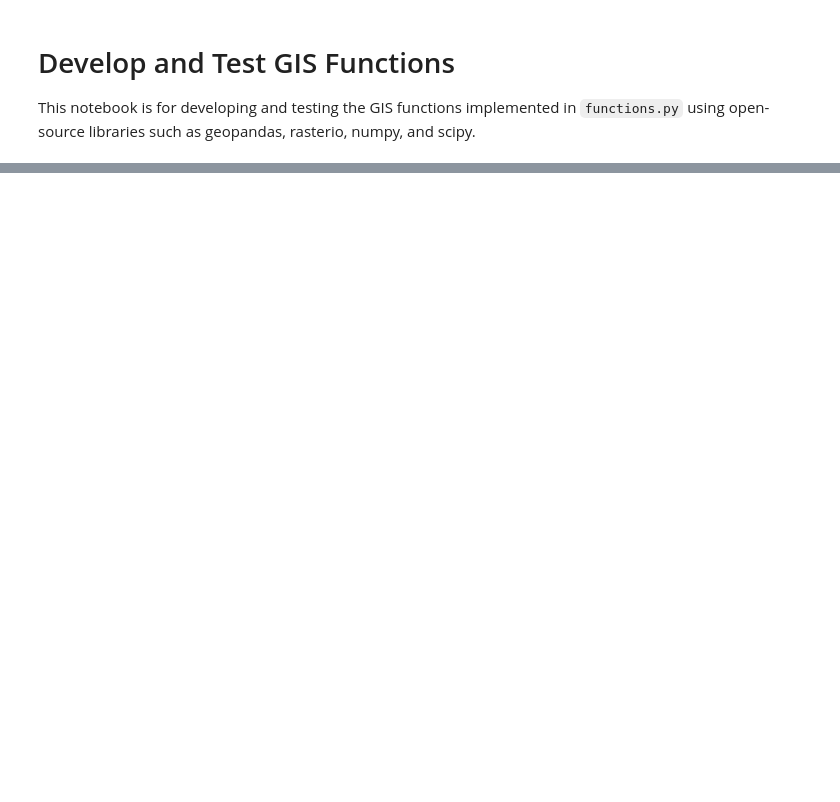
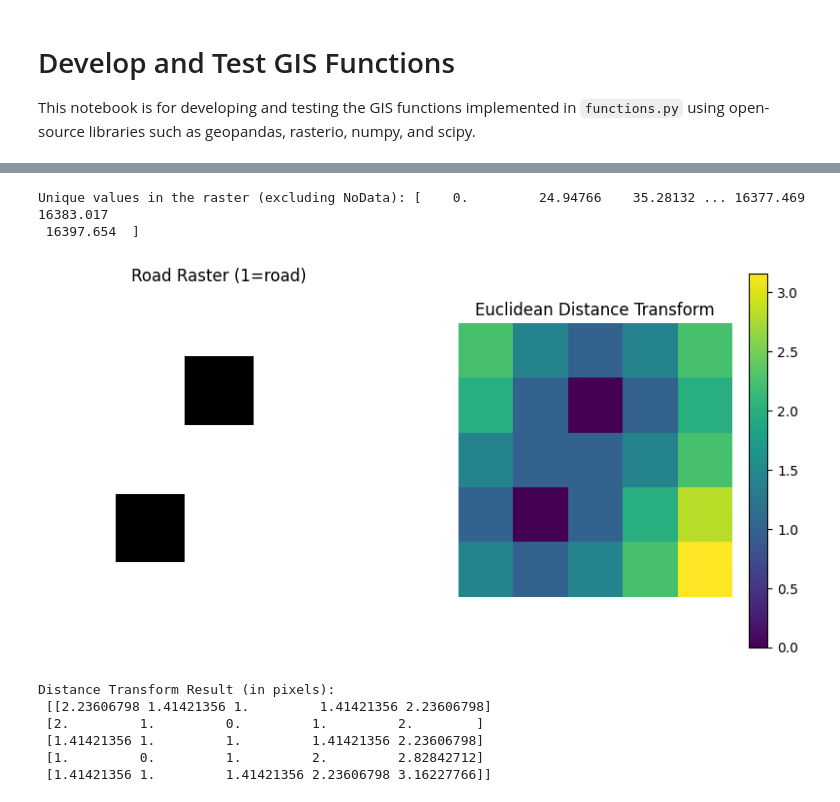
Before and after one commit to landyking/site-analyzer, a Jupyter notebook: experiments/gistest.ipynb, the cells around one changed output, grey strips where cells are left out. Drawn from its saved outputs; the diff is of its cells as text; code cells hidden in the pictures; blank space fills up the shorter version.

```diff
--- a/experiments/gistest.ipynb
+++ b/experiments/gistest.ipynb
@@ -179,3 +250,73 @@ def RPL_PolygonToRaster_conversion(input_shp, output_raster, template_raster):
+# %%
+import rasterio
+import numpy as np
+district_raster=f'{root_dir}/output-data/district-raster2.tif'
+# Read the raster file
+with rasterio.open(district_raster) as src:
+    raster_data = src.read(1)  # Read the first band
+    nodata_value = src.nodata  # Get the NoData value (could be None)
+
+# Get unique pixel values
+unique_values = np.unique(raster_data)
+
+# If there is a NoData value, exclude it
+if nodata_value is not None:
+    unique_values = unique_values[unique_values != nodata_value]
+
+# Print the result
+print(f"Unique values in the raster (excluding NoData): {unique_values}")
+# %% [output]
+Unique values in the raster (excluding NoData): [    0.         24.94766    35.28132 ... 16377.469   16383.017
+ 16397.654  ]
+# %%
+import numpy as np
+import matplotlib.pyplot as plt
+from scipy.ndimage import distance_transform_edt
+
+# Create a simple 5x5 raster to simulate roads
+# 1 represents road, 0 represents other areas
+road_raster = np.array([
+    [0, 0, 0, 0, 0],
+    [0, 0, 1, 0, 0],
+    [0, 0, 0, 0, 0],
+    [0, 1, 0, 0, 0],
+    [0, 0, 0, 0, 0]
+], dtype=np.uint8)
+
+# Invert road positions (road is False, others are True)
+inverse_mask = (road_raster == 0)
+
+# Calculate Euclidean distance (in pixels)
+distance = distance_transform_edt(inverse_mask)
+
+# Show original road positions and distance map
+fig, axs = plt.subplots(1, 2, figsize=(10, 5))
+
+# Show road positions
+axs[0].imshow(road_raster, cmap='gray_r')
+axs[0].set_title('Road Raster (1=road)')
+axs[0].axis('off')
+
+# Show distance map
+im = axs[1].imshow(distance, cmap='viridis')
+axs[1].set_title('Euclidean Distance Transform')
+axs[1].axis('off')
+
+# Show colorbar
+fig.colorbar(im, ax=axs[1])
+
+plt.show()
+
+# Print numeric results
+print("Distance Transform Result (in pixels):\n", distance)
+# %% [output]
+[figure, added]
+Distance Transform Result (in pixels):
+ [[2.23606798 1.41421356 1.         1.41421356 2.23606798]
+ [2.         1.         0.         1.         2.        ]
+ [1.41421356 1.         1.         1.41421356 2.23606798]
+ [1.         0.         1.         2.         2.82842712]
+ [1.41421356 1.         1.41421356 2.23606798 3.16227766]]
 # %%
 district_shp=f'{root_dir}/output-data/district.shp'
 slope_in_district_raster = f'{root_dir}/output-data/slope-in-district.tif'
```
Also changed, not shown: parts of 7 cells of this notebook, 1 other file.
